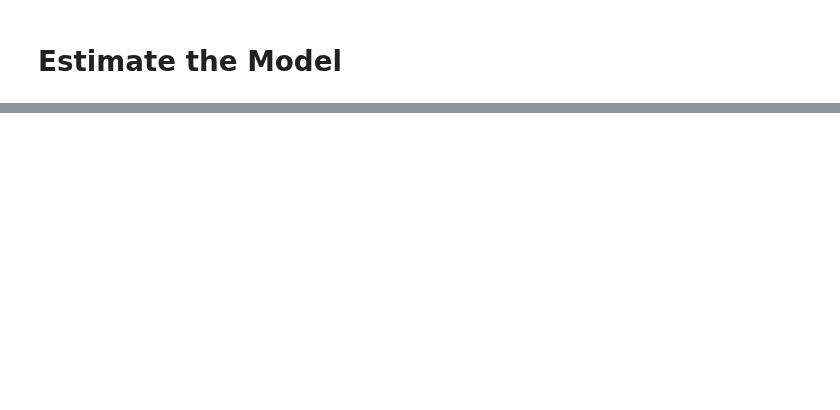
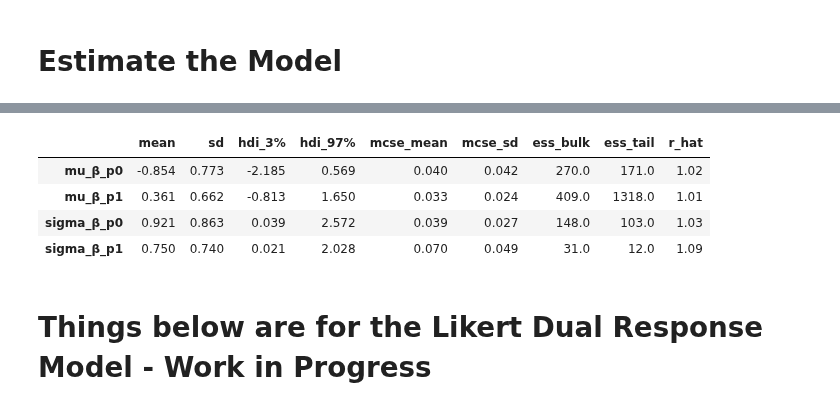
Before and after one commit to dyavorsky/likert_dualresponse, a Jupyter notebook: notebooks/likert_dualresponse.ipynb, the cells around one changed output, grey strips where cells are left out. Cells and saved outputs as stored; diff of their text form; code cells hidden in the pictures; blank space fills up the shorter version.

```diff
--- a/notebooks/likert_dualresponse.ipynb
+++ b/notebooks/likert_dualresponse.ipynb
@@ -140,3 +224,13 @@ coords = {
+# %%
+az.summary(idata_m1, var_names=["mu_β_p0", "mu_β_p1", "sigma_β_p0", "sigma_β_p1"])
+# %% [output]
+|  | mean | sd | hdi_3% | hdi_97% | mcse_mean | mcse_sd | ess_bulk | ess_tail | r_hat |
+| mu_β_p0 | -0.854 | 0.773 | -2.185 | 0.569 | 0.040 | 0.042 | 270.0 | 171.0 | 1.02 |
+| mu_β_p1 | 0.361 | 0.662 | -0.813 | 1.650 | 0.033 | 0.024 | 409.0 | 1318.0 | 1.01 |
+| sigma_β_p0 | 0.921 | 0.863 | 0.039 | 2.572 | 0.039 | 0.027 | 148.0 | 103.0 | 1.03 |
+| sigma_β_p1 | 0.750 | 0.740 | 0.021 | 2.028 | 0.070 | 0.049 | 31.0 | 12.0 | 1.09 |
+# %% [markdown]
+# Things below are for the Likert Dual Response Model - Work in Progress
 # %%
 with pm.Model(coords=coords) as model_1:
 
```
Also changed, not shown: parts of 18 cells of this notebook.
